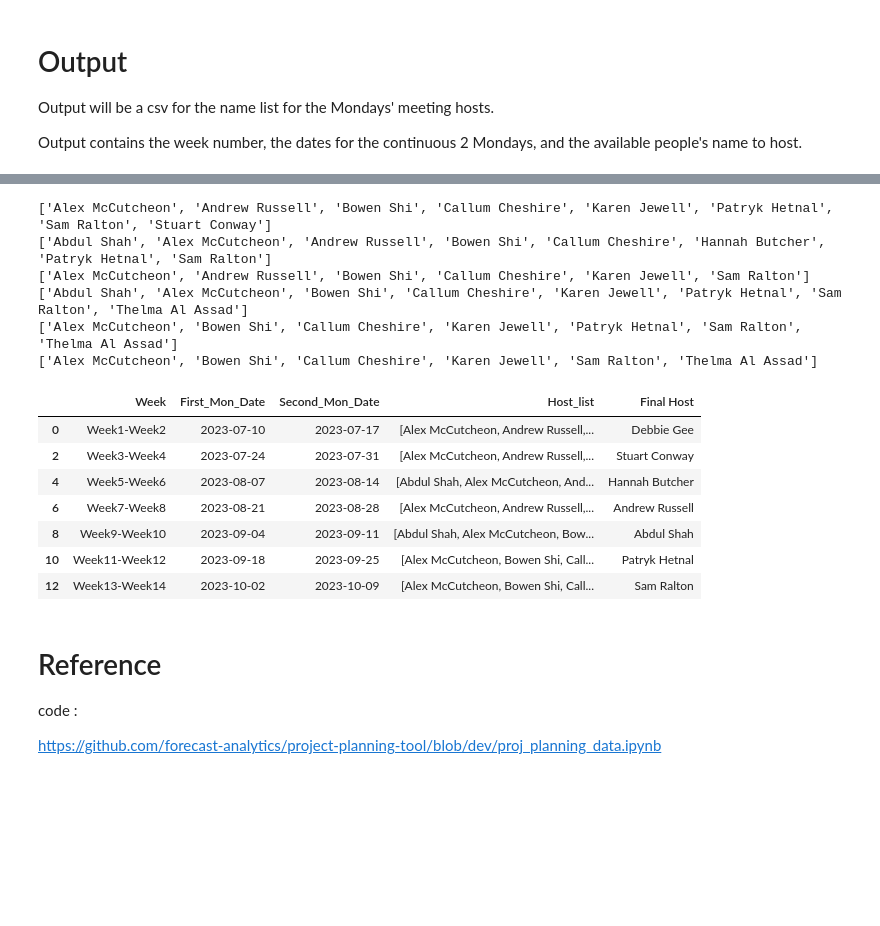
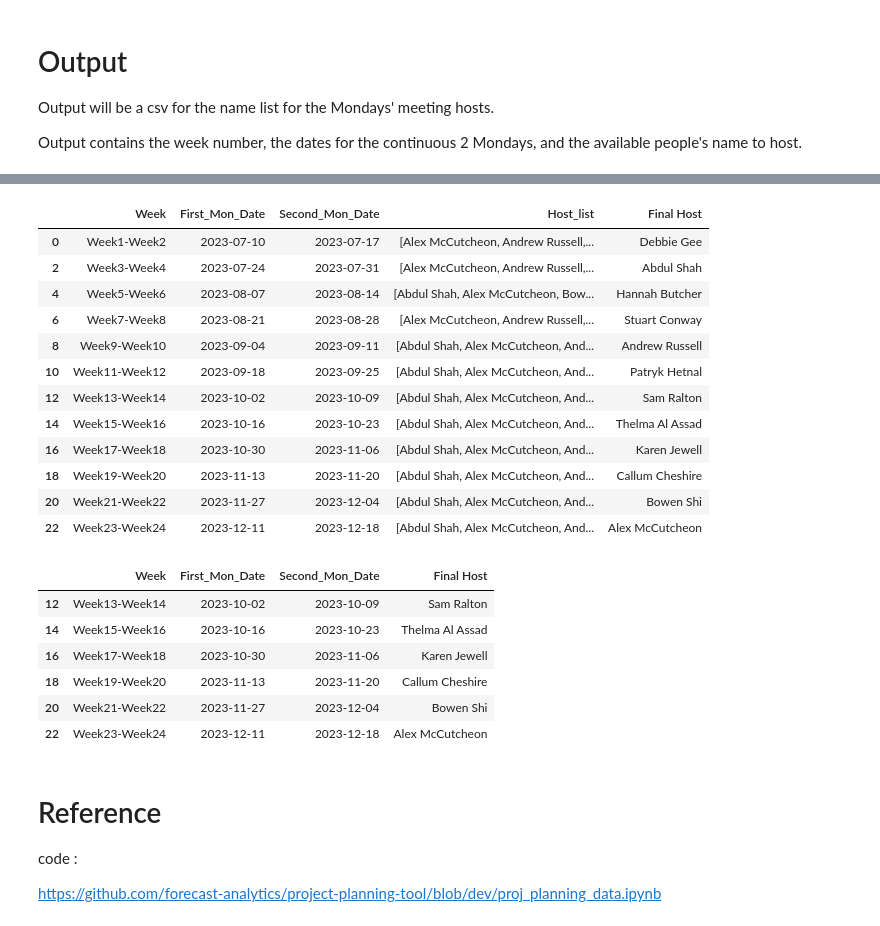
Before and after one commit to MengLi626/Internal_Monday_Host_Schedule_Tool-, a Jupyter notebook: proj_monday_host_v5.ipynb, the cells around one changed output, grey strips where cells are left out. Cells and saved outputs as stored; diff of their text form; code cells hidden in the pictures; blank space fills up the shorter version.

Commit message:
Update for the rest of list

```diff
--- a/proj_monday_host_v5.ipynb
+++ b/proj_monday_host_v5.ipynb
@@ -40,7 +46,8 @@ tt_key = {'Authorization' : 'Bearer 081a22a1-b9c4-4ae8-b833-d2c4523929db'}
 # The API needed
 users_tt_url = "https://app.timetastic.co.uk/api/users"
 departments_url = "http://app.timetastic.co.uk/api/departments"
-hol_url = "https://app.timetastic.co.uk/api/holidays?Start=2023-07-01&End=2023-10-01"
+hol_url = "https://app.timetastic.co.uk/api/holidays?Start=2023-07-01&End=2023-12-31"
+# hol_url = "https://app.timetastic.co.uk/api/holidays?Start={0}&End={1}".format(select_date_start_at, select_date_end_at)
 # The start record Monday is 2023-07-10
 
 bankhol_url = "https://app.timetastic.co.uk/api/publicholidays?year=2023"
@@ -246,8 +253,8 @@ absences_df_mon = absences_df_mon.drop(columns=['index'])
 
 After have the list of people absences, then use the absence to see who is available on the Mondays
 # %%
-# Create the dataframe contain info about the Mondays in the recent 3 months
-Mon_list = pd.DataFrame({'date':pd.date_range(start='2023-07-10', end='2023-10-17', freq = 'W-MON')})
+# Create the dataframe contain info about the Mondays until the end of the year
+Mon_list = pd.DataFrame({'date':pd.date_range(start='2023-07-10', end='2023-12-25', freq = 'W-MON')})
 # initi
 Mon_list['Avail_id'] = 1
 Mon_list['Avail_id'] = Mon_list['Avail_id'].astype(object)
@@ -306,3 +318,9 @@ Monday_host_list
-# %%
-# Set Debbie as the first host
-Monday_host_list['Final Host'][0] = 'Debbie Gee'
+# %%
+# Set the previous host as the first round host
+for i in range(0,6):
+    Monday_host_list['Final Host'][(i*2)] = previous_host[i+2]
+
+for i in previous_host:
+    senior.drop(senior[senior['Name'] == i].index, inplace = True)
+
+Monday_host_list
@@ -315,27 +347,38 @@ def find_the_host(avail_list):
             return i
 # %%
 #Loop for select the info
-for i in range(2,13,2):
-    for j in range(i,13,2):
+for i in range(12,23,2):
+    for j in range(i,23,2):
         if Monday_host_list['Final Host'][i-2] in Monday_host_list['Host_list'][j]:
             Monday_host_list['Host_list'][j].remove(Monday_host_list['Final Host'][i-2])
     # print(Monday_host_list['Host_list'][i])
     Monday_host_list['Final Host'][i] = find_the_host(Monday_host_list['Host_list'][i])
 Monday_host_list
 # %% [output]
-['Alex McCutcheon', 'Andrew Russell', 'Bowen Shi', 'Callum Cheshire', 'Karen Jewell', 'Patryk Hetnal', 'Sam Ralton', 'Stuart Conway']
-['Abdul Shah', 'Alex McCutcheon', 'Andrew Russell', 'Bowen Shi', 'Callum Cheshire', 'Hannah Butcher', 'Patryk Hetnal', 'Sam Ralton']
-['Alex McCutcheon', 'Andrew Russell', 'Bowen Shi', 'Callum Cheshire', 'Karen Jewell', 'Sam Ralton']
-['Abdul Shah', 'Alex McCutcheon', 'Bowen Shi', 'Callum Cheshire', 'Karen Jewell', 'Patryk Hetnal', 'Sam Ralton', 'Thelma Al Assad']
-['Alex McCutcheon', 'Bowen Shi', 'Callum Cheshire', 'Karen Jewell', 'Patryk Hetnal', 'Sam Ralton', 'Thelma Al Assad']
-['Alex McCutcheon', 'Bowen Shi', 'Callum Cheshire', 'Karen Jewell', 'Sam Ralton', 'Thelma Al Assad']
 |  | Week | First_Mon_Date | Second_Mon_Date | Host_list | Final Host |
 | 0 | Week1-Week2 | 2023-07-10 | 2023-07-17 | [Alex McCutcheon, Andrew Russell,... | Debbie Gee |
-| 2 | Week3-Week4 | 2023-07-24 | 2023-07-31 | [Alex McCutcheon, Andrew Russell,... | Stuart Conway |
-| 4 | Week5-Week6 | 2023-08-07 | 2023-08-14 | [Abdul Shah, Alex McCutcheon, And... | Hannah Butcher |
-| 6 | Week7-Week8 | 2023-08-21 | 2023-08-28 | [Alex McCutcheon, Andrew Russell,... | Andrew Russell |
-| 8 | Week9-Week10 | 2023-09-04 | 2023-09-11 | [Abdul Shah, Alex McCutcheon, Bow... | Abdul Shah |
-| 10 | Week11-Week12 | 2023-09-18 | 2023-09-25 | [Alex McCutcheon, Bowen Shi, Call... | Patryk Hetnal |
-| 12 | Week13-Week14 | 2023-10-02 | 2023-10-09 | [Alex McCutcheon, Bowen Shi, Call... | Sam Ralton |
+| 2 | Week3-Week4 | 2023-07-24 | 2023-07-31 | [Alex McCutcheon, Andrew Russell,... | Abdul Shah |
+| 4 | Week5-Week6 | 2023-08-07 | 2023-08-14 | [Abdul Shah, Alex McCutcheon, Bow... | Hannah Butcher |
+| 6 | Week7-Week8 | 2023-08-21 | 2023-08-28 | [Alex McCutcheon, Andrew Russell,... | Stuart Conway |
+| 8 | Week9-Week10 | 2023-09-04 | 2023-09-11 | [Abdul Shah, Alex McCutcheon, And... | Andrew Russell |
+| 10 | Week11-Week12 | 2023-09-18 | 2023-09-25 | [Abdul Shah, Alex McCutcheon, And... | Patryk Hetnal |
+| 12 | Week13-Week14 | 2023-10-02 | 2023-10-09 | [Abdul Shah, Alex McCutcheon, And... | Sam Ralton |
+| 14 | Week15-Week16 | 2023-10-16 | 2023-10-23 | [Abdul Shah, Alex McCutcheon, And... | Thelma Al Assad |
+| 16 | Week17-Week18 | 2023-10-30 | 2023-11-06 | [Abdul Shah, Alex McCutcheon, And... | Karen Jewell |
+| 18 | Week19-Week20 | 2023-11-13 | 2023-11-20 | [Abdul Shah, Alex McCutcheon, And... | Callum Cheshire |
+| 20 | Week21-Week22 | 2023-11-27 | 2023-12-04 | [Abdul Shah, Alex McCutcheon, And... | Bowen Shi |
+| 22 | Week23-Week24 | 2023-12-11 | 2023-12-18 | [Abdul Shah, Alex McCutcheon, And... | Alex McCutcheon |
+# %%
+Monday_host_list_outcome = Monday_host_list.loc[Monday_host_list['First_Mon_Date'] >= select_date_start_at]
+Monday_host_list_outcome = Monday_host_list_outcome.drop(columns=['Host_list'])
+Monday_host_list_outcome
+# %% [output]
+|  | Week | First_Mon_Date | Second_Mon_Date | Final Host |
+| 12 | Week13-Week14 | 2023-10-02 | 2023-10-09 | Sam Ralton |
+| 14 | Week15-Week16 | 2023-10-16 | 2023-10-23 | Thelma Al Assad |
+| 16 | Week17-Week18 | 2023-10-30 | 2023-11-06 | Karen Jewell |
+| 18 | Week19-Week20 | 2023-11-13 | 2023-11-20 | Callum Cheshire |
+| 20 | Week21-Week22 | 2023-11-27 | 2023-12-04 | Bowen Shi |
+| 22 | Week23-Week24 | 2023-12-11 | 2023-12-18 | Alex McCutcheon |
 # %%
 #Output
```
Also changed, not shown: parts of 4 cells of this notebook, 1 other file.
